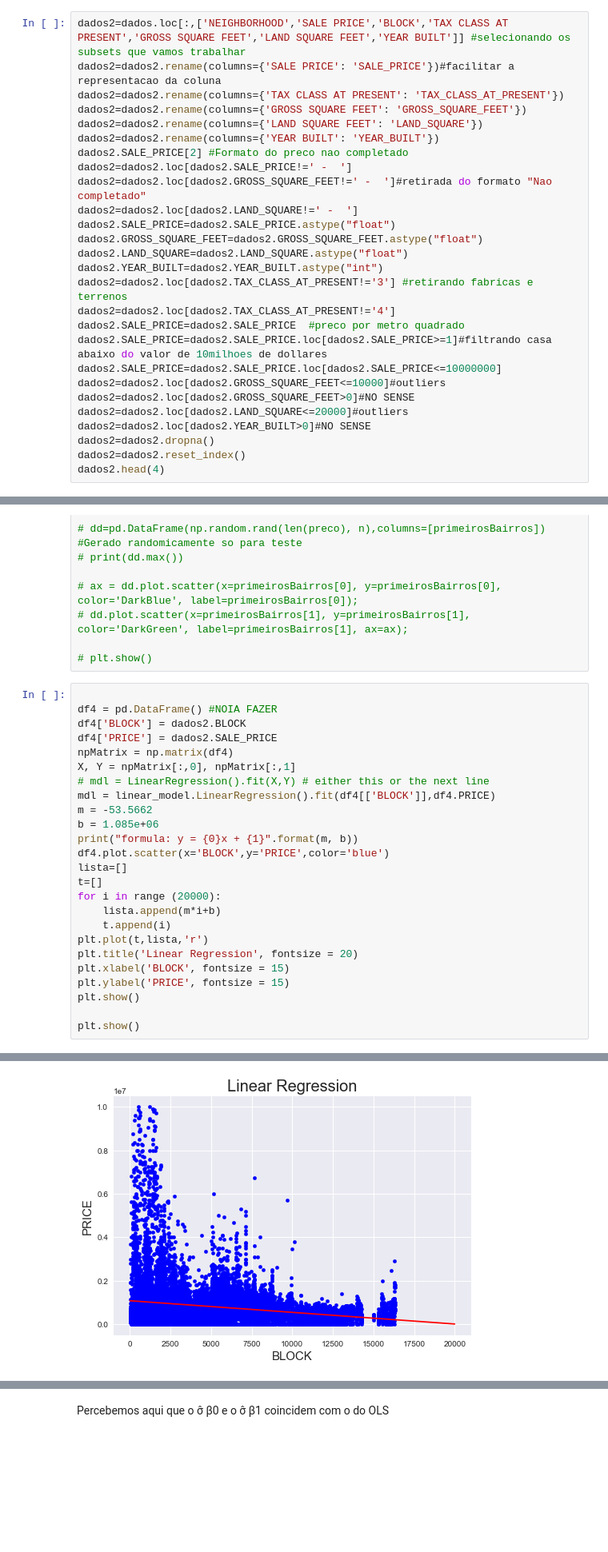
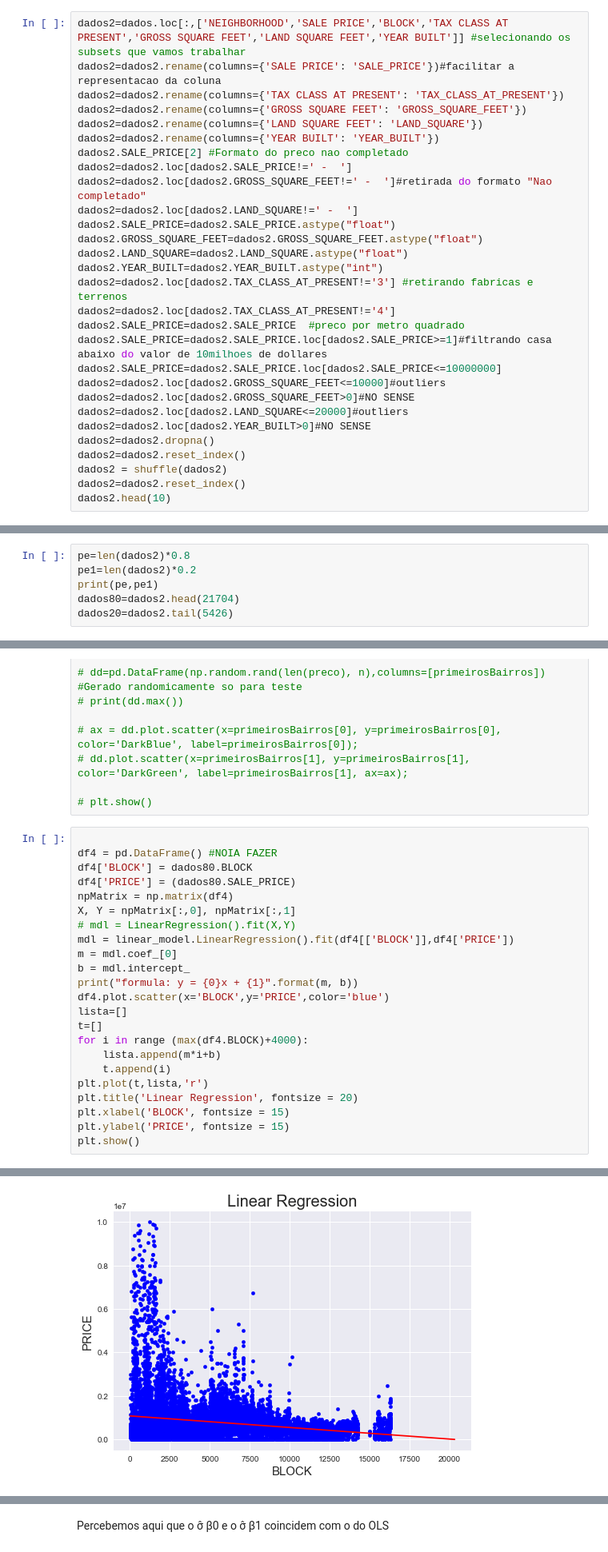
Before and after one commit to AntonioAndraues/Pj3_Ciencia_dos_Dados, a Jupyter notebook: Projeto+3+ (1).ipynb, the cells around one changed output, grey strips where cells are left out. Shown: that part at 80% size. Cells and saved outputs as stored; diff of their text form; blank space fills up the shorter version.

```diff
--- a/Projeto+3+ (1).ipynb
+++ b/Projeto+3+ (1).ipynb
@@ -86,5 +88,7 @@ dados2=dados2.loc[dados2.LAND_SQUARE<=20000]#outliers
 dados2=dados2.loc[dados2.YEAR_BUILT>0]#NO SENSE
 dados2=dados2.dropna()
 dados2=dados2.reset_index()
-dados2.head(4)
+dados2 = shuffle(dados2)
+dados2=dados2.reset_index()
+dados2.head(10)
 # %% [output]
@@ -95,0 +106,6 @@ dados2.head(4)
+# %%
+pe=len(dados2)*0.8
+pe1=len(dados2)*0.2
+print(pe,pe1)
+dados80=dados2.head(21704)
+dados20=dados2.tail(5426)
@@ -130,19 +148,19 @@ for u in primeirosBairros:
 # %%
 
 df4 = pd.DataFrame() #NOIA FAZER
-df4['BLOCK'] = dados2.BLOCK
-df4['PRICE'] = dados2.SALE_PRICE
+df4['BLOCK'] = dados80.BLOCK
+df4['PRICE'] = (dados80.SALE_PRICE)
 npMatrix = np.matrix(df4)
 X, Y = npMatrix[:,0], npMatrix[:,1]
-# mdl = LinearRegression().fit(X,Y) # either this or the next line
-mdl = linear_model.LinearRegression().fit(df4[['BLOCK']],df4.PRICE)
-m = -53.5662
-b = 1.085e+06
+# mdl = LinearRegression().fit(X,Y)
+mdl = linear_model.LinearRegression().fit(df4[['BLOCK']],df4['PRICE'])
+m = mdl.coef_[0]
+b = mdl.intercept_
 print("formula: y = {0}x + {1}".format(m, b))
 df4.plot.scatter(x='BLOCK',y='PRICE',color='blue')
 lista=[]
 t=[]
-for i in range (20000):
+for i in range (max(df4.BLOCK)+4000):
     lista.append(m*i+b)
     t.append(i)
 plt.plot(t,lista,'r')
@@ -150,6 +168,4 @@ plt.title('Linear Regression', fontsize = 20)
 plt.xlabel('BLOCK', fontsize = 15)
 plt.ylabel('PRICE', fontsize = 15)
 plt.show()
-
-plt.show()
 # %% [output]
@@ -157,4 +173,4 @@ formula: y = -53.5662x + 1085000.0
-[figure, old version]
+[figure, new version]
 # %%
 X = df4['PRICE']
 Y = df4["BLOCK"]
```
Also changed, not shown: parts of 18 cells of this notebook.
